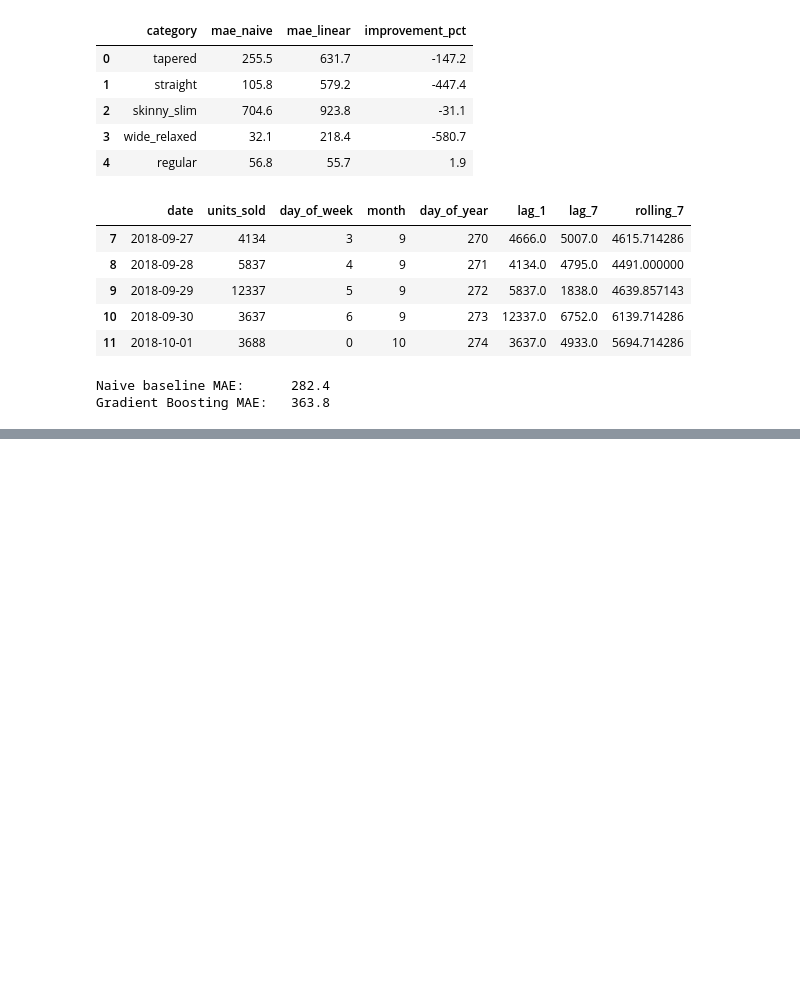
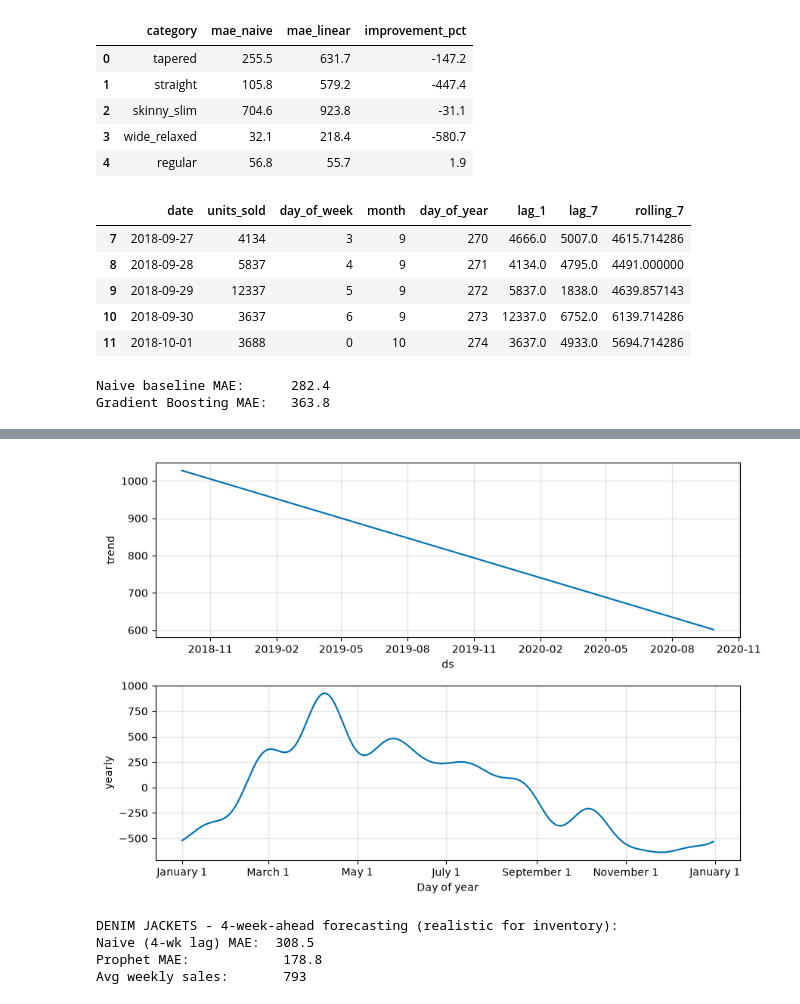
Before and after one commit to cristianowen/fashion-trend-forecasting, a Jupyter notebook: notebooks/04_forecasting.ipynb, the cells around one changed output, grey strips where cells are left out. Saved outputs shown, nothing was run; the diff lists cells and outputs as text; code cells hidden in the pictures; blank space fills up the shorter version.

```diff
--- a/notebooks/04_forecasting.ipynb
+++ b/notebooks/04_forecasting.ipynb
@@ -292,0 +348,20 @@ Gradient Boosting MAE:   363.8
+# %%
+from prophet import Prophet
+
+# Load jackets time series (in case it's not in memory)
+jackets_ts = pd.read_csv('../data/processed/jackets_daily_sales.csv', parse_dates=['date'])
+
+# Build weekly jacket data (denim, since it was the strongest seller)
+denim_daily = jackets_ts[jackets_ts['style_category'] == 'denim'].copy()
+denim_daily = denim_daily.set_index('date')['units_sold'].asfreq('D').fillna(0)
+denim_weekly = denim_daily.resample('W').sum()
+
+prophet_df = denim_weekly.reset_index()
+prophet_df.columns = ['ds', 'y']
+
+split_point = int(len(prophet_df) * 0.8)
+train = prophet_df.iloc[:split_point]
+test = prophet_df.iloc[split_point:]
+
+print(f"Train weeks: {len(train)}, Test weeks: {len(test)}")
+train.head()
@@ -292,0 +413,29 @@ Gradient Boosting MAE:   363.8
+# %%
+fig2 = m.plot_components(forecast)
+plt.show()
+# %% [output]
+[figure, added]
+# %%
+# Fair test: predict 4 weeks ahead (realistic inventory lead time)
+horizon = 4
+
+# Prophet already forecasts the whole test period ahead (blind) - reuse its predictions
+prophet_pred_full = forecast['yhat'].iloc[split_point:].values
+
+# Naive at 4-weeks-ahead: you can only use data from 4 weeks ago
+# So this week's forecast = the value from 4 weeks prior
+naive_4wk = prophet_df['y'].shift(horizon).iloc[split_point:].values
+
+# Compare on the test set
+mae_prophet_fair = mean_absolute_error(test['y'], prophet_pred_full)
+mae_naive_4wk = mean_absolute_error(test['y'], naive_4wk)
+
+print(f"DENIM JACKETS - {horizon}-week-ahead forecasting (realistic for inventory):")
+print(f"Naive ({horizon}-wk lag) MAE:  {mae_naive_4wk:.1f}")
+print(f"Prophet MAE:            {mae_prophet_fair:.1f}")
+print(f"Avg weekly sales:       {test['y'].mean():.0f}")
+# %% [output]
+DENIM JACKETS - 4-week-ahead forecasting (realistic for inventory):
+Naive (4-wk lag) MAE:  308.5
+Prophet MAE:            178.8
+Avg weekly sales:       793
```
Also changed, not shown: parts of 5 cells of this notebook, 1 other file.
